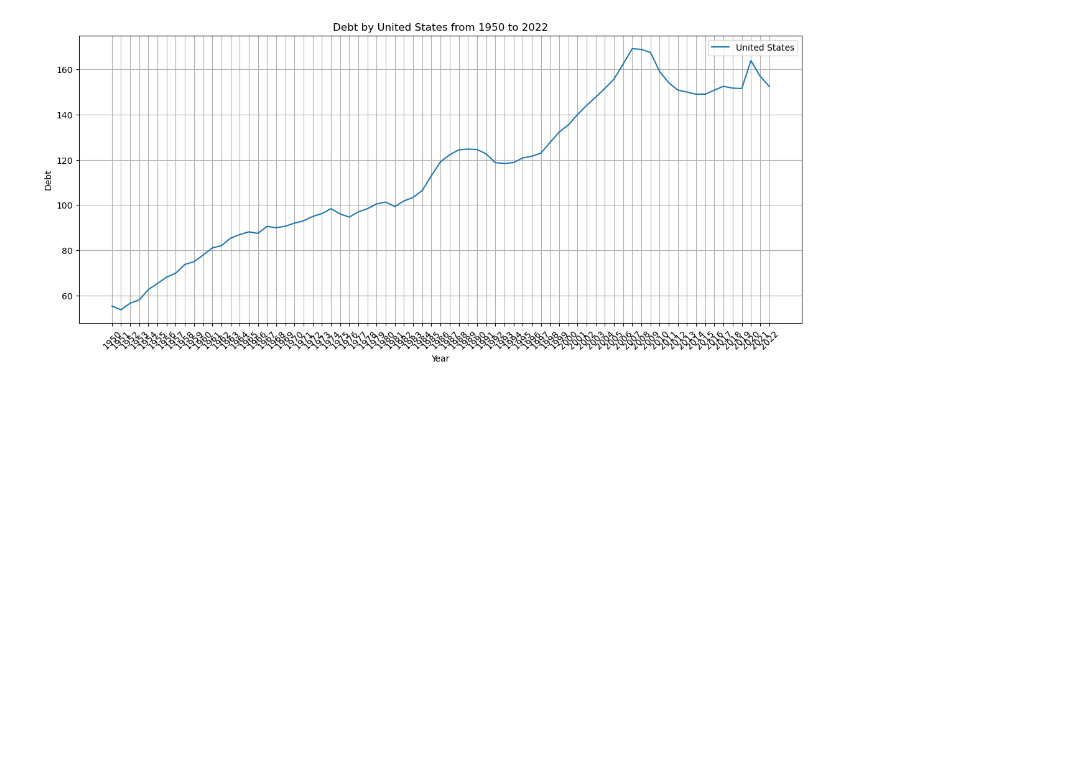
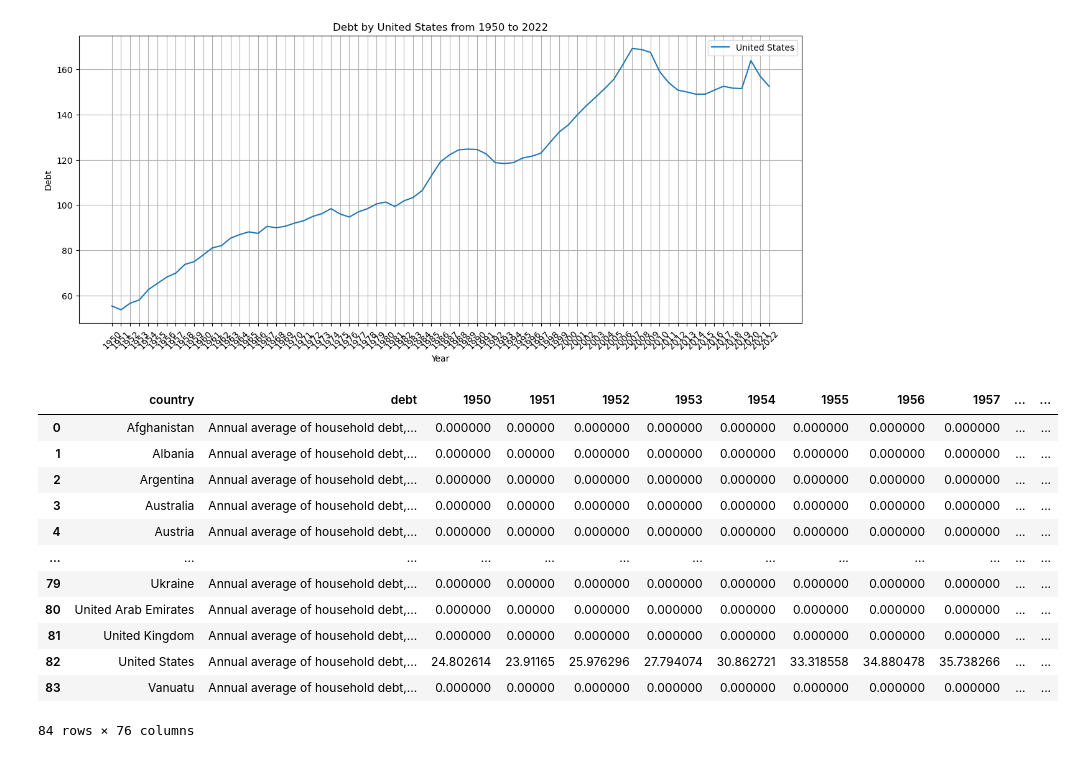
Before and after one commit to MaukanMir/global-debt-analysis, a Jupyter notebook: training.ipynb, the cells around one changed output. Cells and saved outputs as stored; diff of their text form; code cells hidden in the pictures; blank space fills up the shorter version.

```diff
--- a/training.ipynb
+++ b/training.ipynb
@@ -127,3 +155,19 @@ plot_by_country_name("United States", non_financial_debt)
 plot_by_country_name("United States", private_debt)
 # %% [output]
 [figure]
+# %%
+household_debt
+# %% [output]
+|  | country | debt | 1950 | 1951 | 1952 | 1953 | 1954 | 1955 | 1956 | 1957 | ... | ... |
+| 0 | Afghanistan | Annual average of household debt,... | 0.000000 | 0.00000 | 0.000000 | 0.000000 | 0.000000 | 0.000000 | 0.000000 | 0.000000 | ... | ... |
+| 1 | Albania | Annual average of household debt,... | 0.000000 | 0.00000 | 0.000000 | 0.000000 | 0.000000 | 0.000000 | 0.000000 | 0.000000 | ... | ... |
+| 2 | Argentina | Annual average of household debt,... | 0.000000 | 0.00000 | 0.000000 | 0.000000 | 0.000000 | 0.000000 | 0.000000 | 0.000000 | ... | ... |
+| 3 | Australia | Annual average of household debt,... | 0.000000 | 0.00000 | 0.000000 | 0.000000 | 0.000000 | 0.000000 | 0.000000 | 0.000000 | ... | ... |
+| 4 | Austria | Annual average of household debt,... | 0.000000 | 0.00000 | 0.000000 | 0.000000 | 0.000000 | 0.000000 | 0.000000 | 0.000000 | ... | ... |
+| ... | ... | ... | ... | ... | ... | ... | ... | ... | ... | ... | ... | ... |
+| 79 | Ukraine | Annual average of household debt,... | 0.000000 | 0.00000 | 0.000000 | 0.000000 | 0.000000 | 0.000000 | 0.000000 | 0.000000 | ... | ... |
+| 80 | United Arab Emirates | Annual average of household debt,... | 0.000000 | 0.00000 | 0.000000 | 0.000000 | 0.000000 | 0.000000 | 0.000000 | 0.000000 | ... | ... |
+| 81 | United Kingdom | Annual average of household debt,... | 0.000000 | 0.00000 | 0.000000 | 0.000000 | 0.000000 | 0.000000 | 0.000000 | 0.000000 | ... | ... |
+| 82 | United States | Annual average of household debt,... | 24.802614 | 23.91165 | 25.976296 | 27.794074 | 30.862721 | 33.318558 | 34.880478 | 35.738266 | ... | ... |
+| 83 | Vanuatu | Annual average of household debt,... | 0.000000 | 0.00000 | 0.000000 | 0.000000 | 0.000000 | 0.000000 | 0.000000 | 0.000000 | ... | ... |
+84 rows × 76 columns
```
Also changed, not shown: parts of 3 cells of this notebook.
